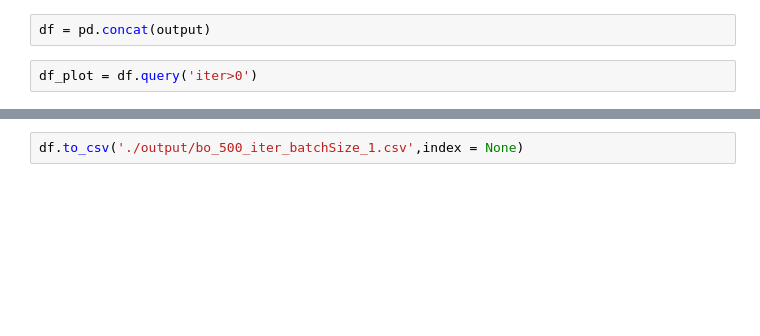
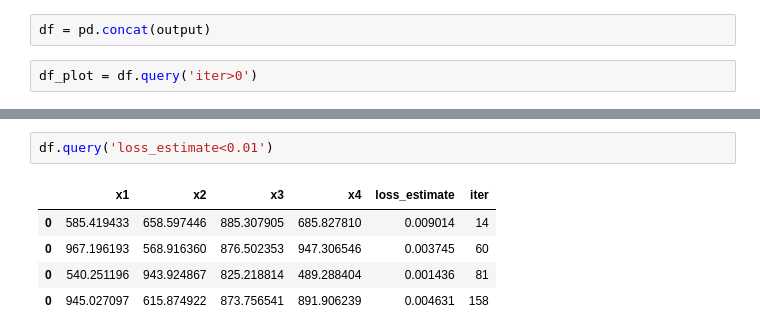
Before and after one commit to checorh/calibrate_ods, a Jupyter notebook: notebooks/test_calibration.ipynb, the cells around one changed output, grey strips where cells are left out. Saved outputs shown, nothing was run; the diff lists cells and outputs as text; blank space fills up the shorter version.

```diff
--- a/notebooks/test_calibration.ipynb
+++ b/notebooks/test_calibration.ipynb
@@ -451,2 +470,8 @@ plt.show()
 # %%
-df.to_csv('./output/bo_500_iter_batchSize_1.csv',index = None)
+df.query('loss_estimate<0.01')
+# %% [output]
+|  | x1 | x2 | x3 | x4 | loss_estimate | iter |
+| 0 | 585.419433 | 658.597446 | 885.307905 | 685.827810 | 0.009014 | 14 |
+| 0 | 967.196193 | 568.916360 | 876.502353 | 947.306546 | 0.003745 | 60 |
+| 0 | 540.251196 | 943.924867 | 825.218814 | 489.288404 | 0.001436 | 81 |
+| 0 | 945.027097 | 615.874922 | 873.756541 | 891.906239 | 0.004631 | 158 |
```
Also changed, not shown: parts of 2 cells of this notebook.
